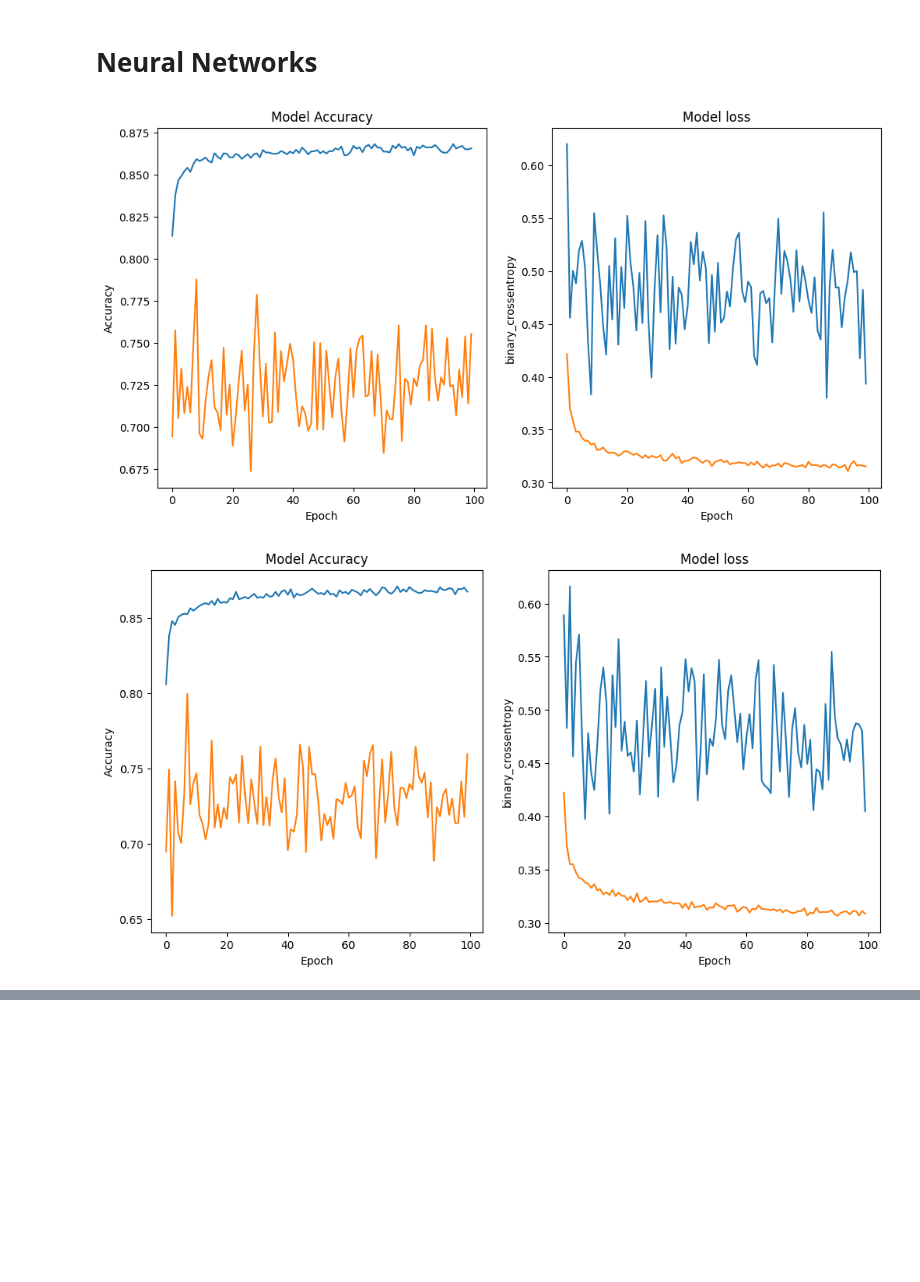
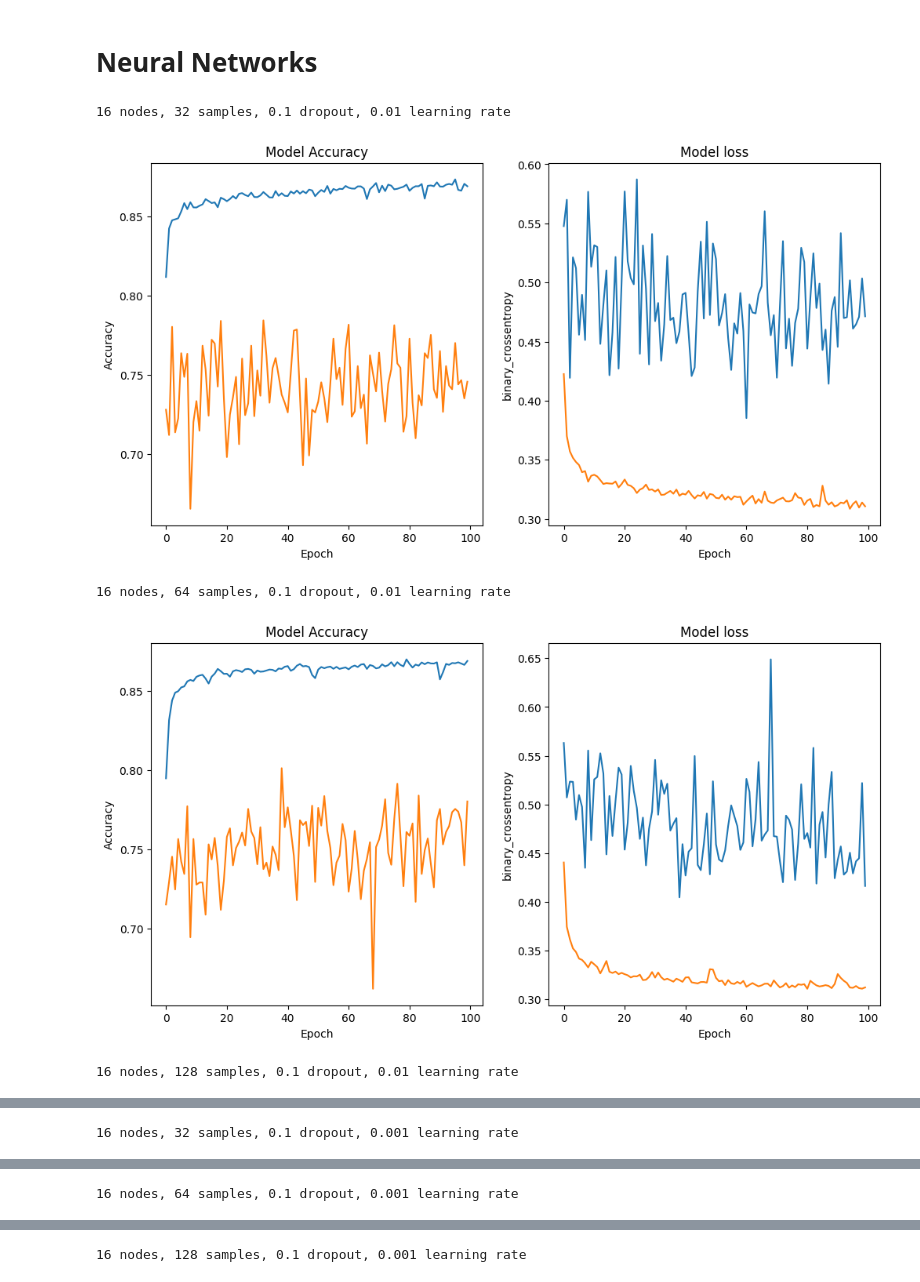
Before and after one commit to hadil-sgh/Magic_Gamma_Telescope, a Jupyter notebook: Magic_Gamma_Telescope.ipynb, the cells around one changed output, grey strips where cells are left out. Saved outputs shown, nothing was run; the diff lists cells and outputs as text; code cells hidden in the pictures; blank space fills up the shorter version.

Commit message:
Neural network model implementation

```diff
--- a/Magic_Gamma_Telescope.ipynb
+++ b/Magic_Gamma_Telescope.ipynb
@@ -234,13 +233,36 @@ def model_training(Train_X, Train_Y,learning_Rate, num_nodes, epochs,batch_size,
     epochs=epochs, batch_size=batch_size,validation_split=0.2, verbose=0)
     return  NN_Model, history
 # %%
-epochs=100
-for num_nodes in [16,32,64]:
-    for dropout_prob in [0.1,0.2]:
-        for learning_Rate in [0.01,0.001,0.005]:
-         for batch_size in [32,64,128]: # //*? Batch size is the number of samples processed before the model is updated
-             model, history = model_training(Train_X, Train_Y,learning_Rate, num_nodes, epochs,batch_size,dropout_prob)
-             plot_history(history)
+least_val_loss = float('inf')
+least_loss_model = None
+epochs = 100
+
+for num_nodes in [16, 32, 64]:
+    for dropout_prob in [0.1, 0.2]:
+        for learning_Rate in [0.01, 0.001, 0.005]:
+            for batch_size in [32, 64, 128]:  # //*? Batch size is the number of samples processed before the model is updated
+                print(f"{num_nodes} nodes, {batch_size} samples, {dropout_prob} dropout, {learning_Rate} learning rate")
+
+                # Train the model
+                model, history = model_training(Train_X, Train_Y, learning_Rate, num_nodes, epochs, batch_size, dropout_prob)
+
+                # Plot training history
+                plot_history(history)
+
+                # Evaluate model on validation set
+                val_loss = model.evaluate(Valid_X, Valid_Y, verbose=0)
+
+                # Extract first value if evaluate() returns a list
+                if isinstance(val_loss, list):
+                    val_loss = val_loss[0]
+
+                # Update least validation loss and best model
+                if val_loss < least_val_loss:
+                    least_val_loss = val_loss
+                    least_loss_model = model
 # %% [output]
+16 nodes, 32 samples, 0.1 dropout, 0.01 learning rate
-[figure, old version]
+[figure, new version]
+16 nodes, 64 samples, 0.1 dropout, 0.01 learning rate
-[figure, old version]
+[figure, new version]
+16 nodes, 128 samples, 0.1 dropout, 0.01 learning rate
@@ -247,0 +270 @@ for num_nodes in [16,32,64]:
+16 nodes, 32 samples, 0.1 dropout, 0.001 learning rate
@@ -248,0 +272 @@ for num_nodes in [16,32,64]:
+16 nodes, 64 samples, 0.1 dropout, 0.001 learning rate
@@ -249,0 +274 @@ for num_nodes in [16,32,64]:
+16 nodes, 128 samples, 0.1 dropout, 0.001 learning rate
```
Also changed, not shown: parts of 11 cells of this notebook.
